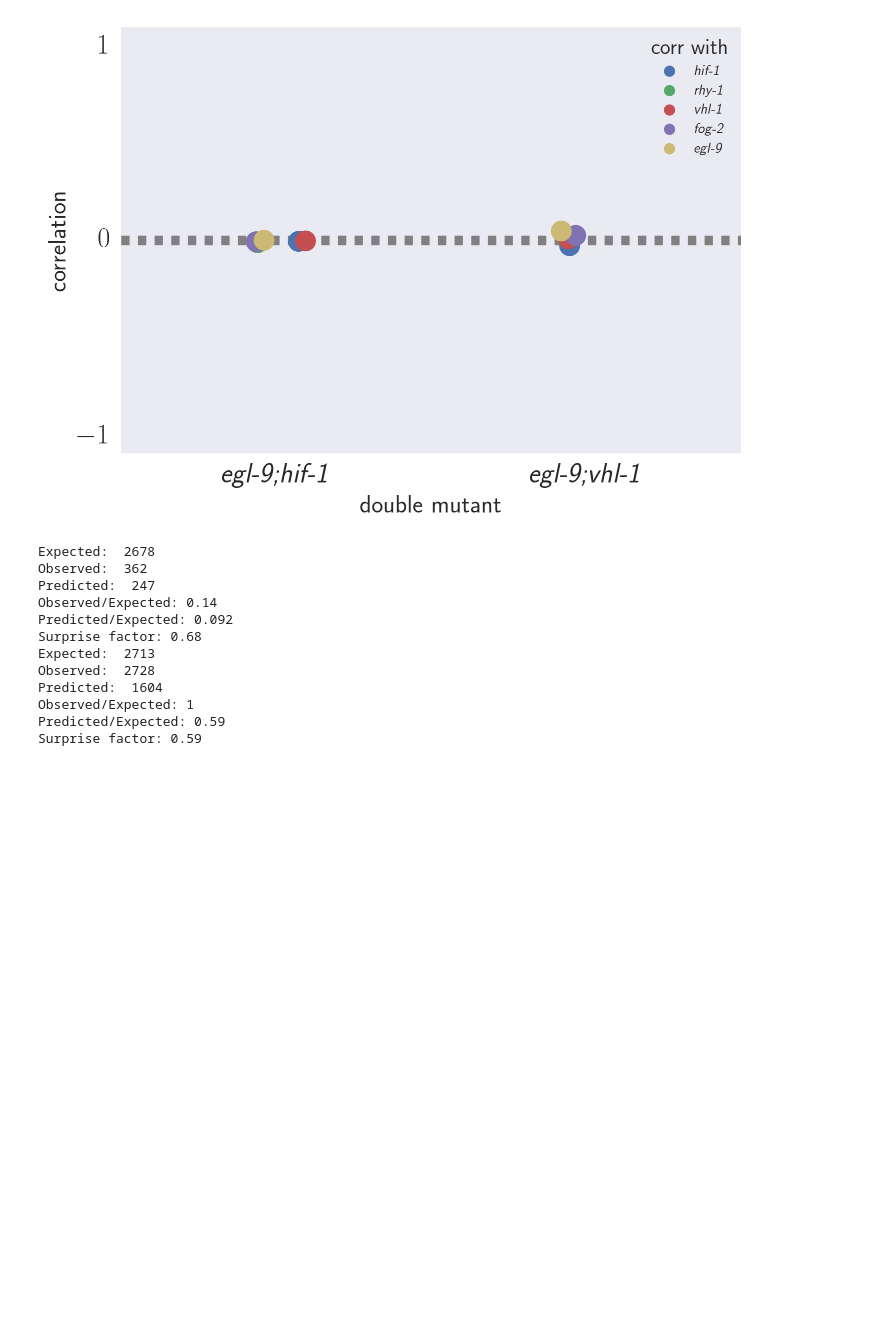
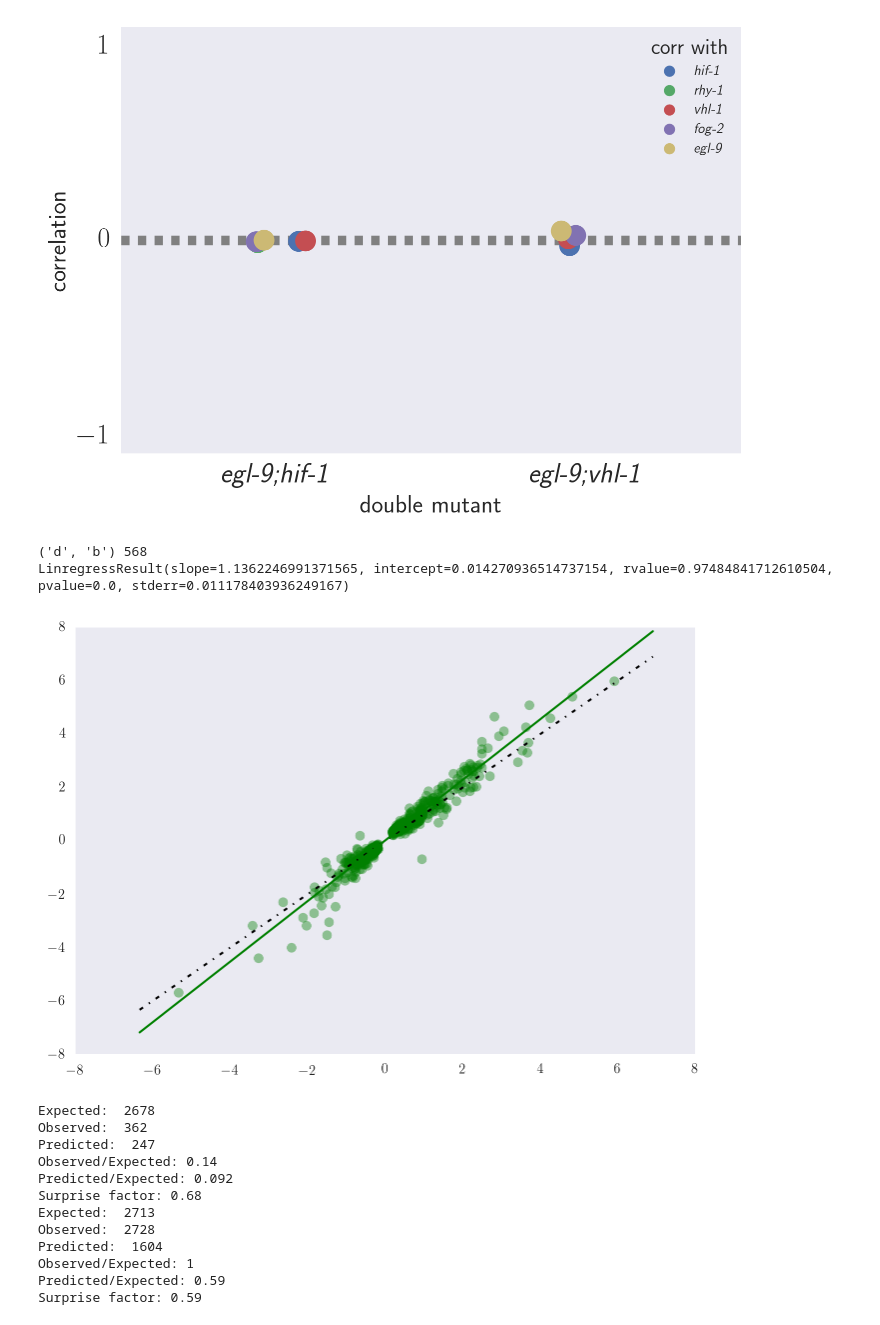
Before and after one commit to WormLabCaltech/mprsq, a Jupyter notebook: src/Genetic Analysis of RNA-Seq Data.ipynb, the cells around one changed output. Cells and saved outputs as stored; diff of their text form; code cells hidden in the pictures; blank space fills up the shorter version.

```diff
--- a/src/Genetic Analysis of RNA-Seq Data.ipynb
+++ b/src/Genetic Analysis of RNA-Seq Data.ipynb
@@ -987,6 +987,51 @@ plt.yticks([-1, 0, 1], fontsize=20)
   <matplotlib.axis.YTick at 0x...>],
  <a list of 3 Text yticklabel objects>)
 [figure]
+# %%
+import scipy
+double = 'a'
+for key in barbara.correlated_genes.keys():
+    pair = key[0] + key[1]
+    if pair not in d.pair.unique():
+        pair = key[1] + key[0]
+
+    prediction = d[(d.pair == pair) & (d.regression == 'primary')].value.values[0]
+    if prediction > 0:
+        pred_genes = barbara.correlated_genes[key]['corr']
+        if (pair != thomas.double_muts[double]):
+            continue
+        print(key, len(pred_genes))
+        df_pred = thomas.beta[key[0]].copy()
+        df_pred = df_pred[df_pred.target_id.isin(pred_genes)]
+        df_test = thomas.beta[double]
+        df_test = df_test[df_test.target_id.isin(pred_genes) & (df_test.qval< 0.1)].copy()
+        df_pred = df_pred[df_pred.target_id.isin(df_test.target_id)]
+        df_test = find_rank(df_test)
+        df_pred = find_rank(df_pred)
+
+        df_ultimate = thomas.beta[key[1]].copy()
+        df_ultimate['b_2'] = thomas.beta[key[0]].b
+        df_ultimate['b'] = (df_ultimate.b + df_ultimate.b_2)/2
+        df_ultimate = df_ultimate[df_ultimate.target_id.isin(pred_genes)]
+        df_ultimate = df_ultimate[df_ultimate.target_id.isin(df_test.target_id)]
+        df_ultimate = find_rank(df_ultimate)
+#         plt.plot(df_pred.b, df_test.b, 'ko', alpha=0.05)
+        plt.plot(df_ultimate.b, df_test.b, 'go', alpha=0.4)
+        x = np.linspace(df_ultimate.b.min()-1, df_ultimate.b.max() + 1, 1000)
+        plt.plot(x, x, 'k-.', lw=1.5)
+        lr = scipy.stats.linregress(df_ultimate.b, df_test.b)
+        y = x*lr.slope + lr.intercept
+        plt.plot(x, y, 'g-', lw=1.5)
+        prediction = df_ultimate.b + lr.intercept
+        mnh = scipy.stats.linregress(df_ultimate.b, df_test.b - prediction)
+
+#         plt.xscale('log')
+#         plt.yscale('log')
+        print(lr)
+# %% [output]
+('d', 'b') 568
+LinregressResult(slope=1.1362246991371565, intercept=0.014270936514737154, rvalue=0.97484841712610504, pvalue=0.0, stderr=0.011178403936249167)
+[figure, added]
 # %%
 for key, value in thomas.double_muts.items():
     x = thomas.beta_filtered[key]
```
Also changed, not shown: parts of 10 cells of this notebook, 14 other files.
